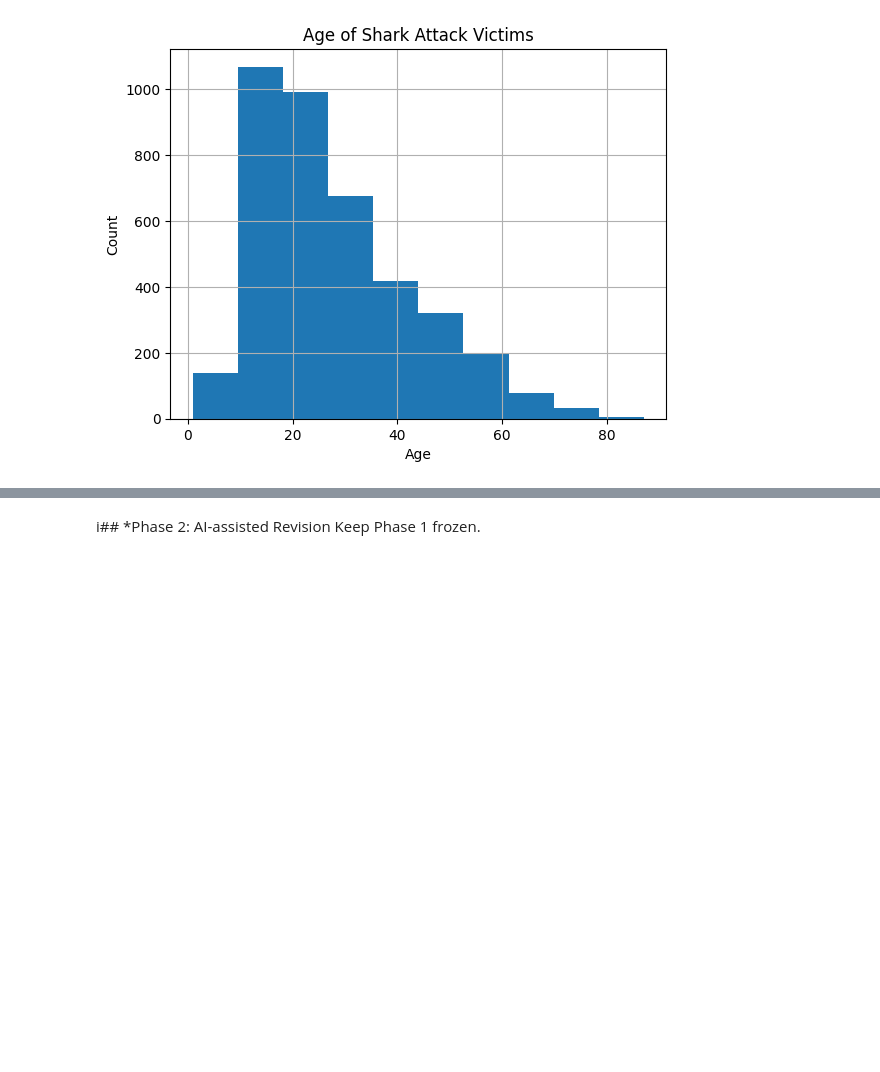
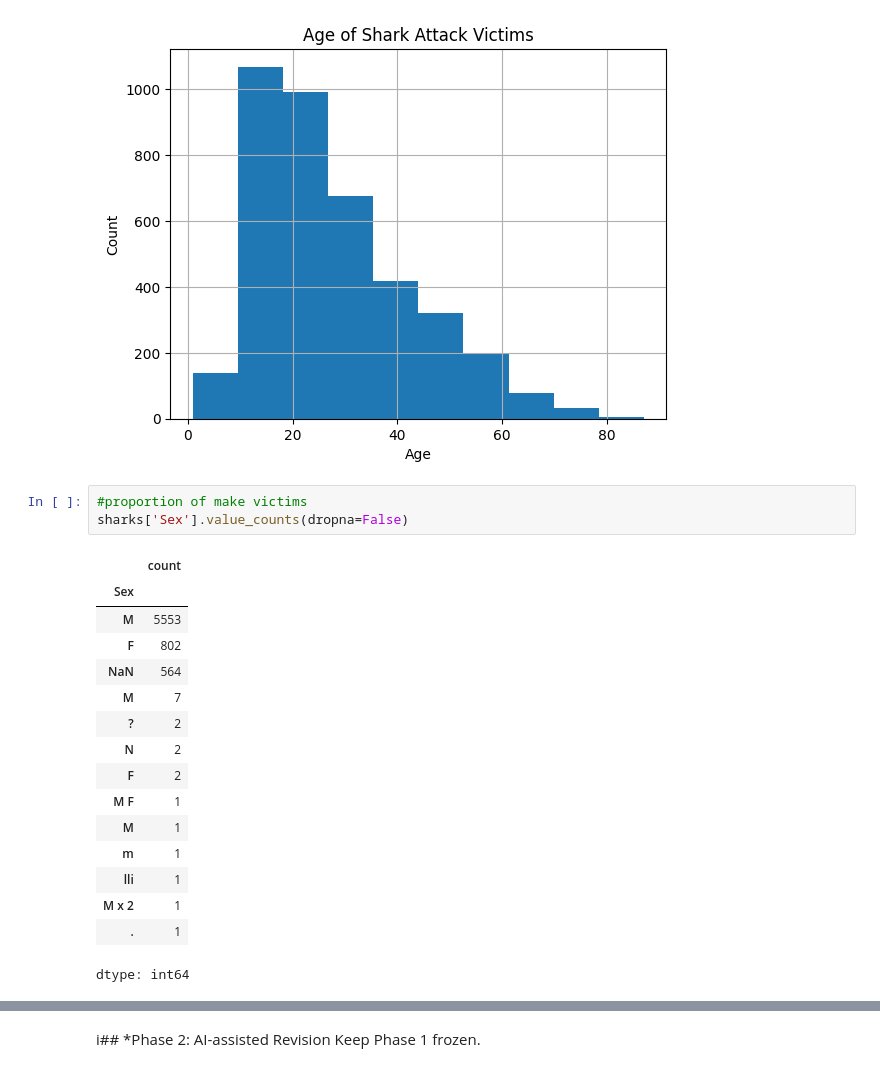
Before and after one commit to raffaellaalpaca-ai/A01-data-wrangling, a Jupyter notebook: notebook.ipynb, the cells around one changed output, grey strips where cells are left out. Cells and saved outputs as stored; diff of their text form; blank space fills up the shorter version.

Commit message:
Calculated male victim proportion

```diff
--- a/notebook.ipynb
+++ b/notebook.ipynb
@@ -372,3 +372,23 @@ plt.title('Age of Shark Attack Victims')
 plt.show()
 # %% [output]
 [figure]
+# %%
+#proportion of make victims
+sharks['Sex'].value_counts(dropna=False)
+# %% [output]
+|  | count |
+| Sex |  |
+| M | 5553 |
+| F | 802 |
+| NaN | 564 |
+| M | 7 |
+| ? | 2 |
+| N | 2 |
+| F | 2 |
+| M F | 1 |
+| M | 1 |
+| m | 1 |
+| lli | 1 |
+| M x 2 | 1 |
+| . | 1 |
+dtype: int64
```
Also changed, not shown: parts of 3 cells of this notebook.
